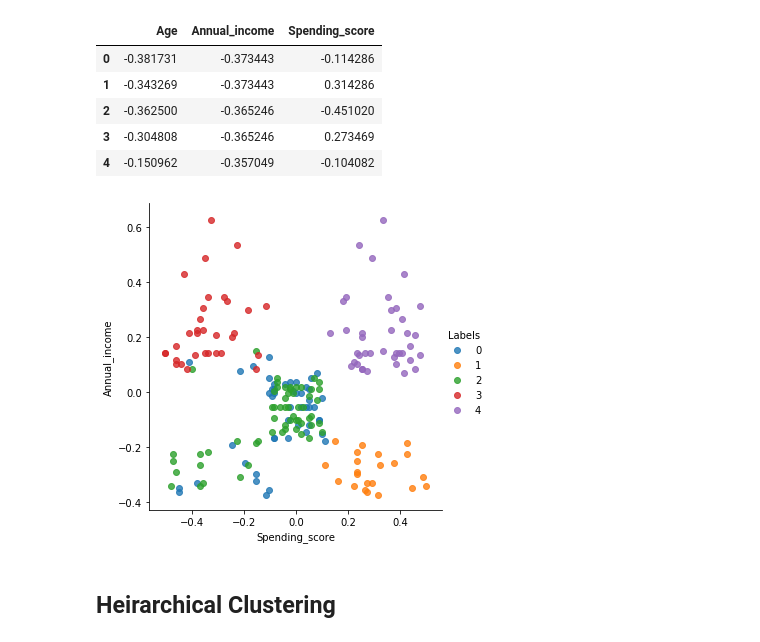
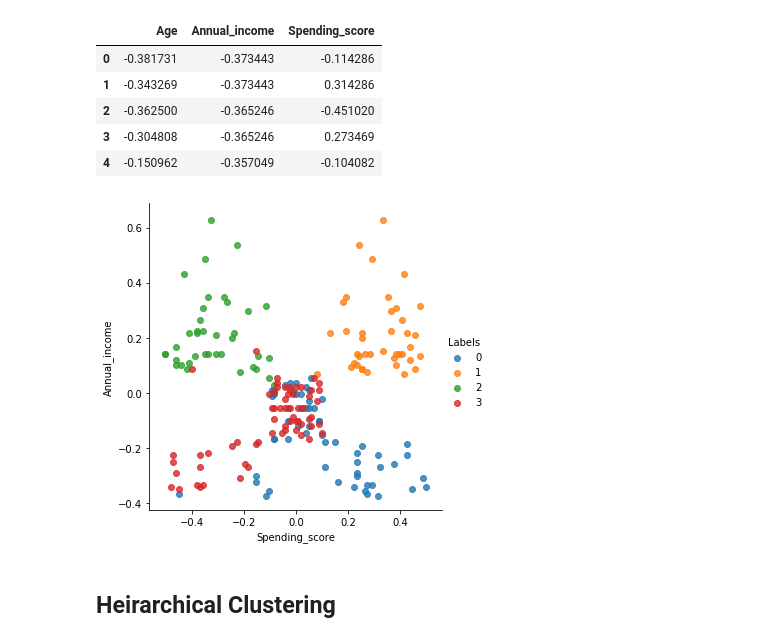
Before and after one commit to jahnavinb/machine-learning, a Jupyter notebook: customer_segmentation/customer_segmentation.ipynb, the cells around one changed output. Cells and saved outputs as stored; diff of their text form; code cells hidden in the pictures.

```diff
--- a/customer_segmentation/customer_segmentation.ipynb
+++ b/customer_segmentation/customer_segmentation.ipynb
@@ -290,17 +292,17 @@ data_nogender.head()
 # %%
 # scatter plot without normalisation
 
 X = np.array(data_nogender).astype(float)
 
-labels = KMeans(5, random_state=1).fit_predict(X)
+labels = KMeans(4, random_state=1).fit_predict(X)
 X = pd.DataFrame(X)
 X['labels'] = labels
 X.columns = ['Age', 'Annual_income', 'Spending_score', 'Labels']
 X.head()
 facet = sns.lmplot(data=X, x='Spending_score', y='Annual_income', hue='Labels',
                    fit_reg=False, legend=True, legend_out=True)
 # %% [output]
-[figure, old version]
+[figure, new version]
 # %% [markdown]
 ## Heirarchical Clustering
 # %%
```
Also changed, not shown: parts of 3 cells of this notebook.
